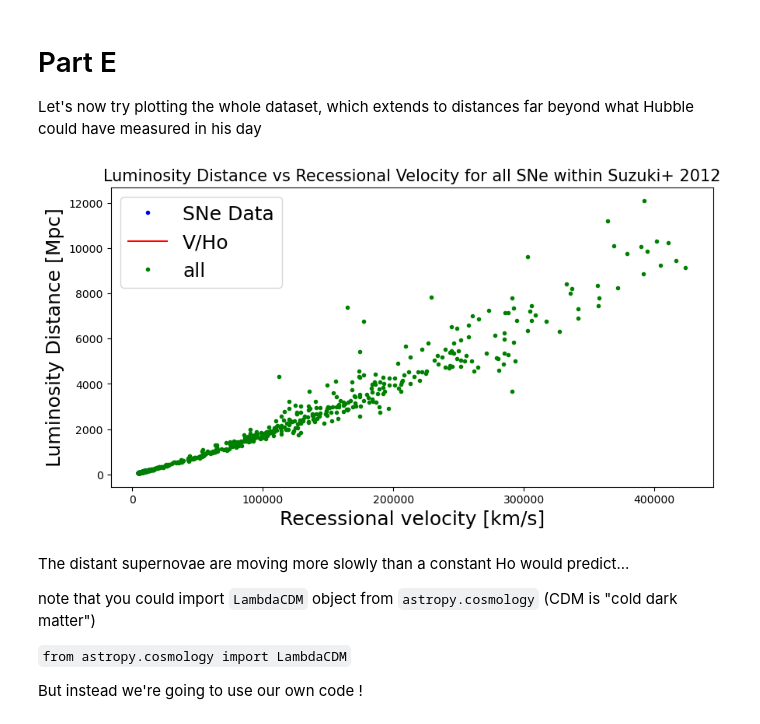
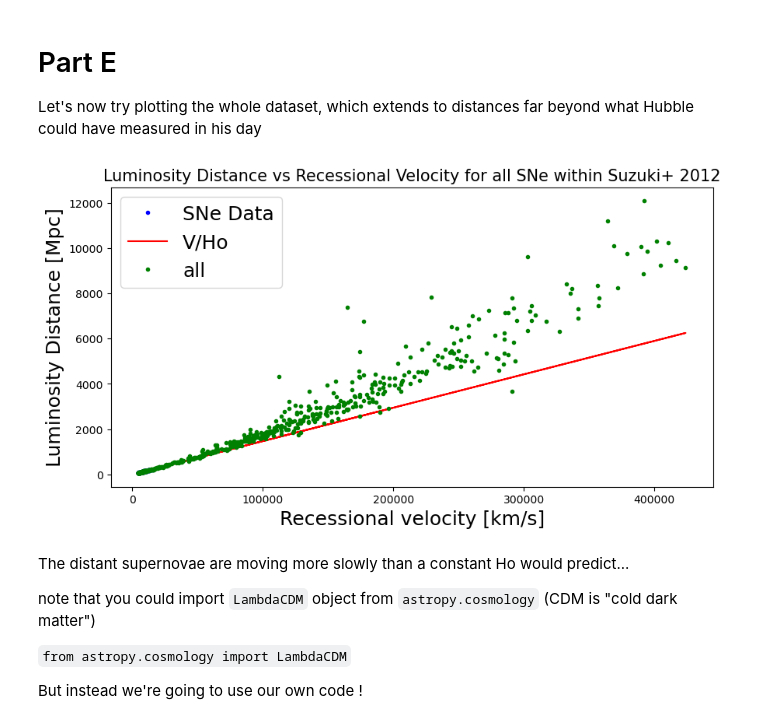
Before and after one commit to ellenjesina/ASTR400b, a Jupyter notebook: Labs/Lab14_Template.ipynb, the cells around one changed output. Cells and saved outputs as stored; diff of their text form; code cells hidden in the pictures.

```diff
--- a/Labs/Lab14_Template.ipynb
+++ b/Labs/Lab14_Template.ipynb
@@ -617,27 +618,27 @@ Let's now try plotting the whole dataset, which extends to distances far beyond
 # %%
 # Plot the whole dataset, not just the nearby SNe
 # Plot the Luminosity Distance vs. Recessional Speed for all nearby Supernovae
 
 fig = plt.figure(figsize=(10,5))
 ax = plt.subplot(111)
 
 # plot nearby SNe
 ax.plot(VR[near], LD[near], 'b.', label = 'SNe Data')
 
 #add the model
-ax.plot(VR[near], modelLD[near], 'r', label = 'V/Ho')
+ax.plot(VR, modelLD, 'r', label = 'V/Ho')
 
 #all of em
 ax.plot(VR, LD, 'g.', label = 'all')
 
 ax.set_xlabel('Recessional velocity [km/s]', fontsize=18)
 ax.set_ylabel('Luminosity Distance [Mpc]', fontsize=18)
 ax.set_title(f"Luminosity Distance vs Recessional Velocity for all SNe within Suzuki+ 2012",
              fontsize=15)
 
 legend = ax.legend(loc='upper left',fontsize=18)
 # %% [output]
-[figure, old version]
+[figure, new version]
 # %% [markdown]
 The distant supernovae are moving more slowly than a constant Ho would predict...
 
```
Also changed, not shown: parts of 5 cells of this notebook.
